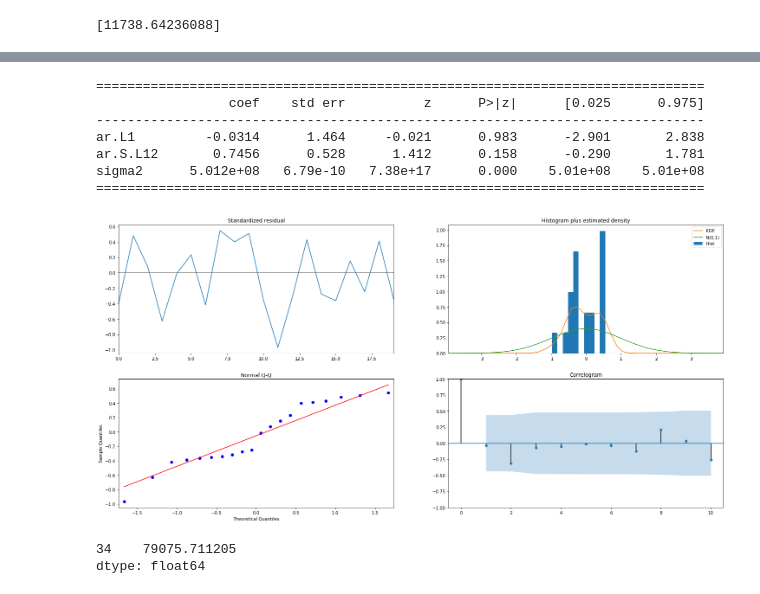
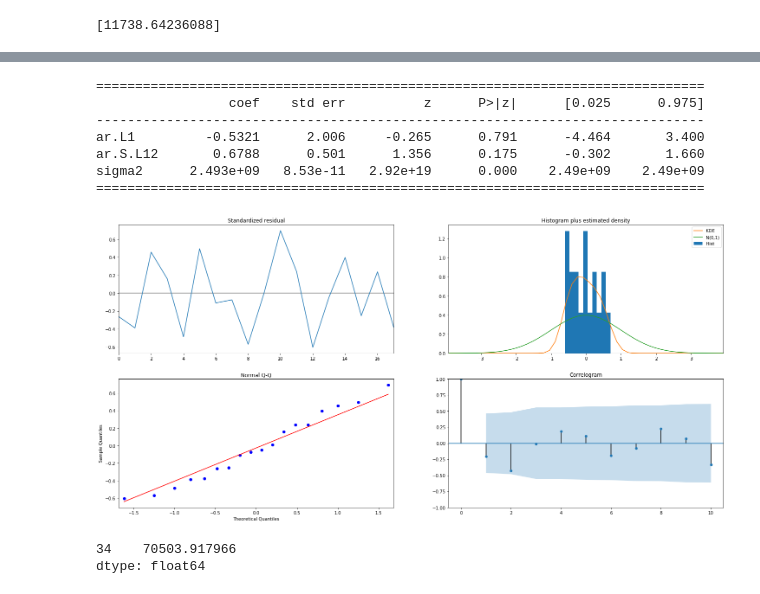
Before and after one commit to PaulGuo5/Predict-Future-Sales, a Jupyter notebook: arima.ipynb, the cells around one changed output, grey strips where cells are left out. Saved outputs shown, nothing was run; the diff lists cells and outputs as text; code cells hidden in the pictures.

Commit message:
arima note update

```diff
--- a/arima.ipynb
+++ b/arima.ipynb
@@ -174,15 +174,15 @@ sigma2      5.273e+08   4.73e-09   1.12e+17      0.000    5.27e+08    5.27e+08
 34    79610.656954
 dtype: float64
 # %%
-arima_predict(total_monthlysales['item_cnt_day_group'],(1,1,0),(1,0,0,12))
+arima_predict(total_monthlysales['item_cnt_day_group'],(1,3,0),(1,0,0,12))
 # %% [output]
 ==============================================================================
                  coef    std err          z      P>|z|      [0.025      0.975]
 ------------------------------------------------------------------------------
-ar.L1         -0.0314      1.464     -0.021      0.983      -2.901       2.838
-ar.S.L12       0.7456      0.528      1.412      0.158      -0.290       1.781
-sigma2      5.012e+08   6.79e-10   7.38e+17      0.000    5.01e+08    5.01e+08
+ar.L1         -0.5321      2.006     -0.265      0.791      -4.464       3.400
+ar.S.L12       0.6788      0.501      1.356      0.175      -0.302       1.660
+sigma2      2.493e+09   8.53e-11   2.92e+19      0.000    2.49e+09    2.49e+09
 ==============================================================================
-[figure, old version]
+[figure, new version]
-34    79075.711205
+34    70503.917966
 dtype: float64
```
Also changed, not shown: parts of 12 cells of this notebook.
